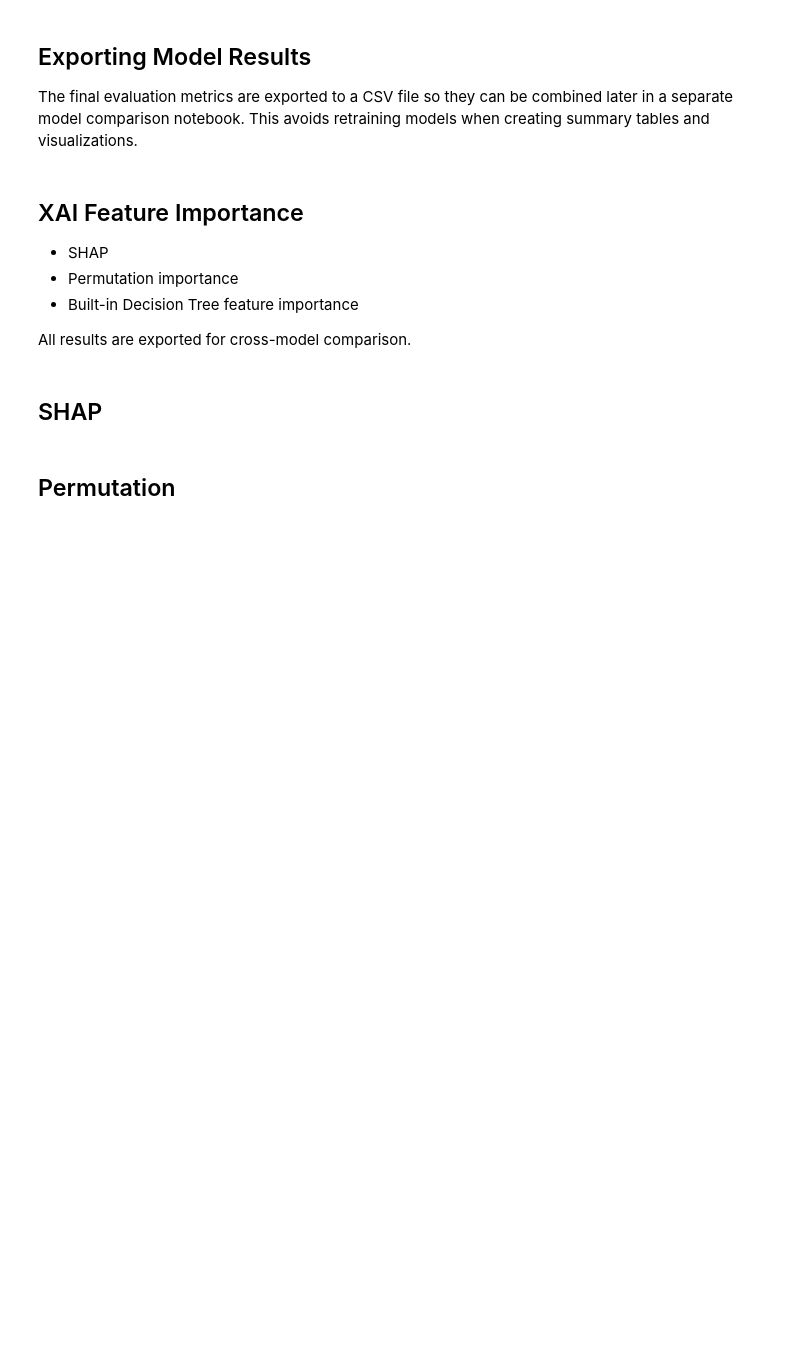
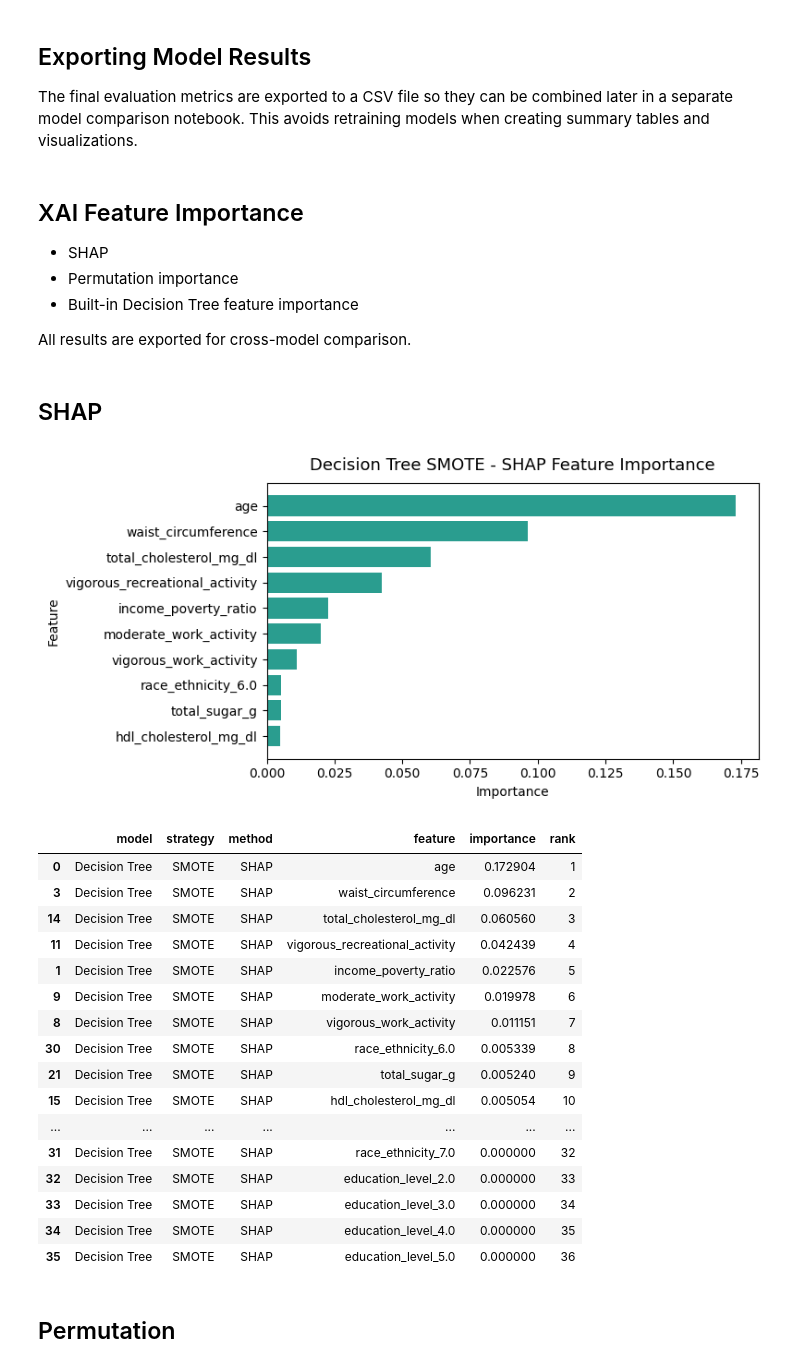
Before and after one commit to KaylanDG/Feature_Importance_DT2_Prediction, a Jupyter notebook: DecisionTree/decision_tree_A.ipynb, the cells around one changed output. Cells and saved outputs as stored; diff of their text form; code cells hidden in the pictures; blank space fills up the shorter version.

Commit message:
finalized the XAI with CSV storage

```diff
--- a/DecisionTree/decision_tree_A.ipynb
+++ b/DecisionTree/decision_tree_A.ipynb
@@ -163,23 +165,56 @@ All results are exported for cross-model comparison.
 ## SHAP
 # %%
 # SHAP feature importance
+shap_explainer = shap.TreeExplainer(best_model.named_steps["model"] )
+shap_values = shap_explainer.shap_values(X_test_final)[:, :, 1]
 
-shap_explainer = shap.TreeExplainer(best_model.named_steps["model"])
-shap_values = shap_explainer.shap_values(X_test_final)
-
-shap_fi = np.abs(shap_values).mean(axis=0)
-shap_rank = shap_fi.rank(ascending=False, method="first").astype(int)
+shap_importance = pd.Series(np.abs(shap_values).mean(axis=0), index=X_test_final.columns)
+shap_rank = shap_importance.rank(ascending=False, method="first").astype(int)
 
 shap_df = pd.DataFrame({
     "model": "Decision Tree",
     "strategy": "SMOTE",
     "method": "SHAP",
-    "feature": X_test_final.columns,
-    "importance": shap_fi,
-    "rank": shap_rank
+    "feature": shap_importance.index,
+    "importance": shap_importance.values,
+    "rank": shap_rank.values
 })
 
-shap_df.to_csv("../RESULTS/FEATURE IMPORTANCE/decision_tree_oversampling_shap.csv", index=False)
+# Store to CSV
+shap_df = shap_df[["model", "strategy", "method", "feature", "importance", "rank"]].sort_values("rank")
+shap_df.to_csv("../RESULTS/FEATURE/decision_tree_SMOTE_shap.csv", index=False)
+
+# Visualization
+fig, ax = plt.subplots(figsize=(8, 4))
+top_shap = shap_df.head(10).sort_values("importance")
+ax.barh(top_shap["feature"], top_shap["importance"], color="#2a9d8f")
+ax.set_title("Decision Tree SMOTE - SHAP Feature Importance", color="black", fontsize=13, pad=10)
+ax.set_xlabel("Importance", color="black")
+ax.set_ylabel("Feature", color="black")
+ax.tick_params(colors="black")
+plt.tight_layout()
+plt.show()
+
+shap_df
+# %% [output]
+[figure, added]
+|  | model | strategy | method | feature | importance | rank |
+| 0 | Decision Tree | SMOTE | SHAP | age | 0.172904 | 1 |
+| 3 | Decision Tree | SMOTE | SHAP | waist_circumference | 0.096231 | 2 |
+| 14 | Decision Tree | SMOTE | SHAP | total_cholesterol_mg_dl | 0.060560 | 3 |
+| 11 | Decision Tree | SMOTE | SHAP | vigorous_recreational_activity | 0.042439 | 4 |
+| 1 | Decision Tree | SMOTE | SHAP | income_poverty_ratio | 0.022576 | 5 |
+| 9 | Decision Tree | SMOTE | SHAP | moderate_work_activity | 0.019978 | 6 |
+| 8 | Decision Tree | SMOTE | SHAP | vigorous_work_activity | 0.011151 | 7 |
+| 30 | Decision Tree | SMOTE | SHAP | race_ethnicity_6.0 | 0.005339 | 8 |
+| 21 | Decision Tree | SMOTE | SHAP | total_sugar_g | 0.005240 | 9 |
+| 15 | Decision Tree | SMOTE | SHAP | hdl_cholesterol_mg_dl | 0.005054 | 10 |
+| ... | ... | ... | ... | ... | ... | ... |
+| 31 | Decision Tree | SMOTE | SHAP | race_ethnicity_7.0 | 0.000000 | 32 |
+| 32 | Decision Tree | SMOTE | SHAP | education_level_2.0 | 0.000000 | 33 |
+| 33 | Decision Tree | SMOTE | SHAP | education_level_3.0 | 0.000000 | 34 |
+| 34 | Decision Tree | SMOTE | SHAP | education_level_4.0 | 0.000000 | 35 |
+| 35 | Decision Tree | SMOTE | SHAP | education_level_5.0 | 0.000000 | 36 |
 # %% [markdown]
 ## Permutation
 # %%
```
Also changed, not shown: parts of 3 cells of this notebook, 1 other file.
